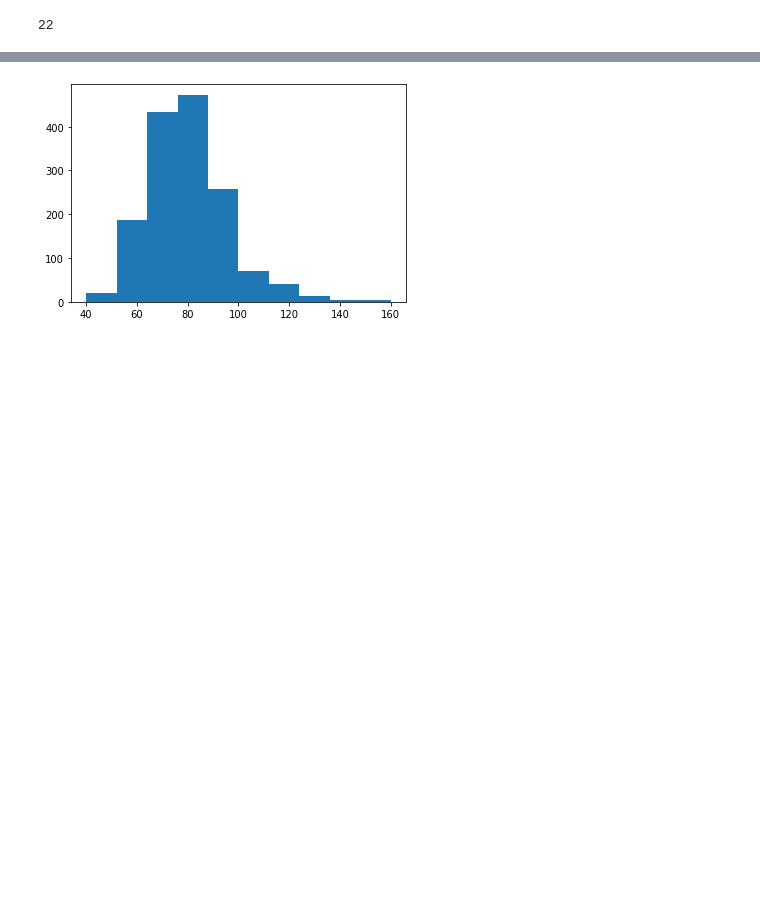
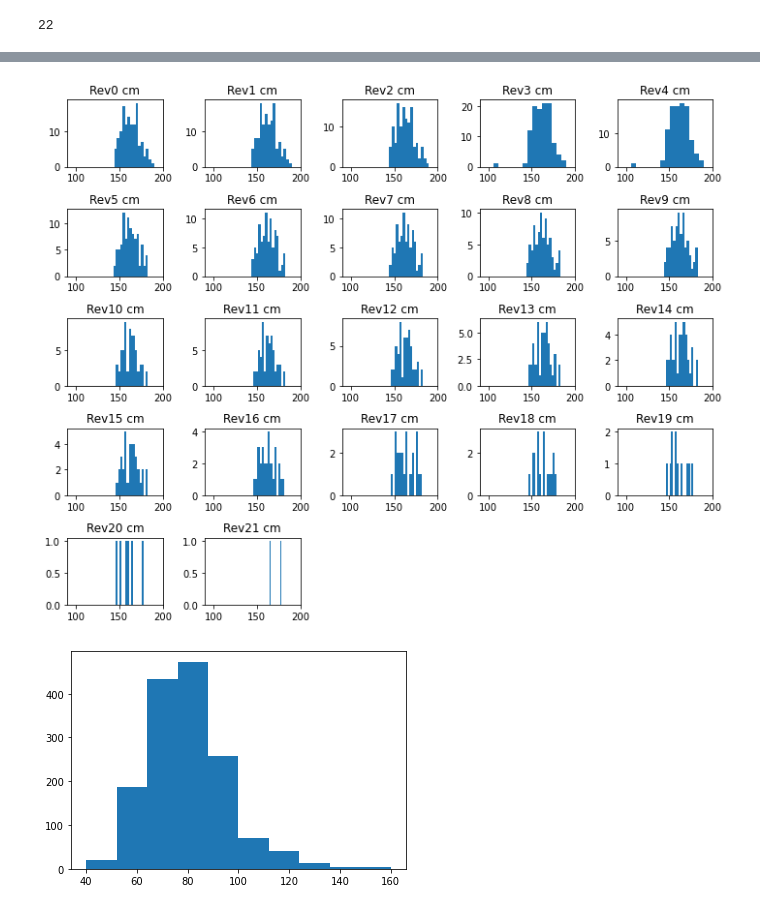
Before and after one commit to Carlosbgdlv/TFG, a Jupyter notebook: ddbb/Size.ipynb, the cells around one changed output, grey strips where cells are left out. Cells and saved outputs as stored; diff of their text form; code cells hidden in the pictures; blank space fills up the shorter version.

```diff
--- a/ddbb/Size.ipynb
+++ b/ddbb/Size.ipynb
@@ -77,3 +97,17 @@ for i in range(revisiones_prog):
+# %%
+plt.figure(figsize = (10,8))
+
+
+
+for i in range(revisiones_prog):
+    plt.subplot(5,5,i+1)
+    plt.hist(matriz_progresores[idx_prog[:,i,idx_feature],i,idx_feature],bins = 15)
+    plt.title('Rev'+str(i)+ ' cm')
+
+    plt.xlim(90,200)
+plt.tight_layout()
+# %% [output]
+[figure, added]
 # %%
 for i in range(revisiones_no_prog):
     plt.hist(matriz_no_progresores[:,i,2])
```
Also changed, not shown: parts of 7 cells of this notebook, 3 other files.
